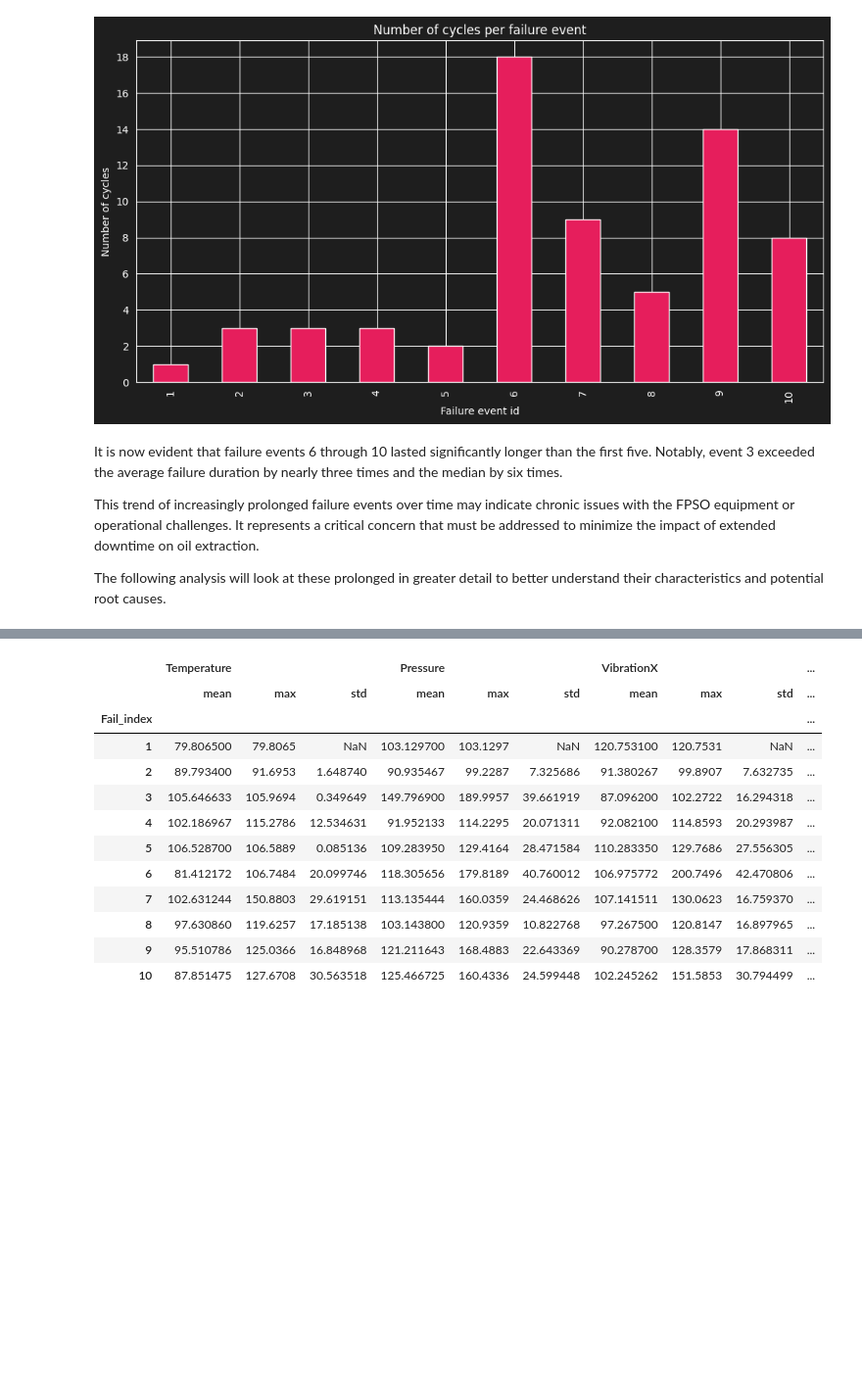
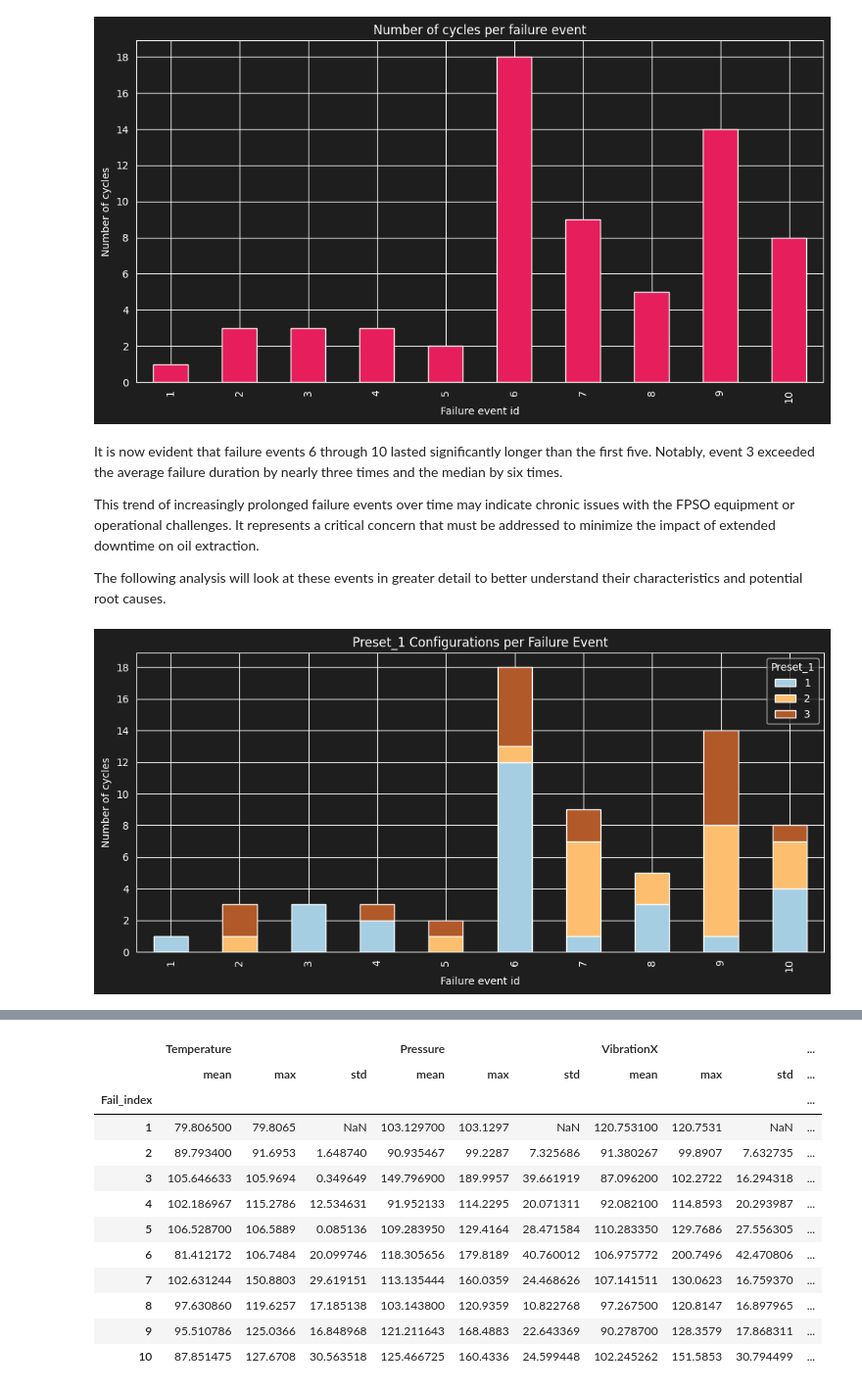
Before and after one commit to jackson-simionato/fpso-equipment-monitoring, a Jupyter notebook: notebooks/01_eda_exploration.ipynb, the cells around one changed output, grey strips where cells are left out. Shown at 98% size. Saved outputs shown, nothing was run; the diff lists cells and outputs as text; code cells hidden in the pictures; blank space fills up the shorter version.

Commit message:
Finish clustering of failure events by sensored data. Begin analysis of presets configurations before failure

```diff
--- a/notebooks/01_eda_exploration.ipynb
+++ b/notebooks/01_eda_exploration.ipynb
@@ -603,4 +603,25 @@ It is now evident that failure events 6 through 10 lasted significantly longer t
 
 This trend of increasingly prolonged failure events over time may indicate chronic issues with the FPSO equipment or operational challenges. It represents a critical concern that must be addressed to minimize the impact of extended downtime on oil extraction.
 
-The following analysis will look at these prolonged in greater detail to better understand their characteristics and potential root causes.
+The following analysis will look at these events in greater detail to better understand their characteristics and potential root causes.
+# %%
+fig, ax = plt.subplots(figsize=(10, 5))
+
+# Stacked barplot for Preset_1 configurations per failure event
+df.query('Fail==True').groupby(['Fail_index', 'Preset_1']).size().unstack().plot(
+    kind='bar',
+    stacked=True,
+    colormap='Paired',
+    ax=ax
+)
+
+# Adjust axes and labels
+ax.yaxis.set_major_locator(MaxNLocator(integer=True))
+ax.set_ylabel('Number of cycles')
+ax.set_xlabel('Failure event id')
+ax.set_title('Preset_1 Configurations per Failure Event')
+
+plt.tight_layout()
+plt.show()
+# %% [output]
+[figure, added]
```
Also changed, not shown: parts of 38 cells of this notebook.
